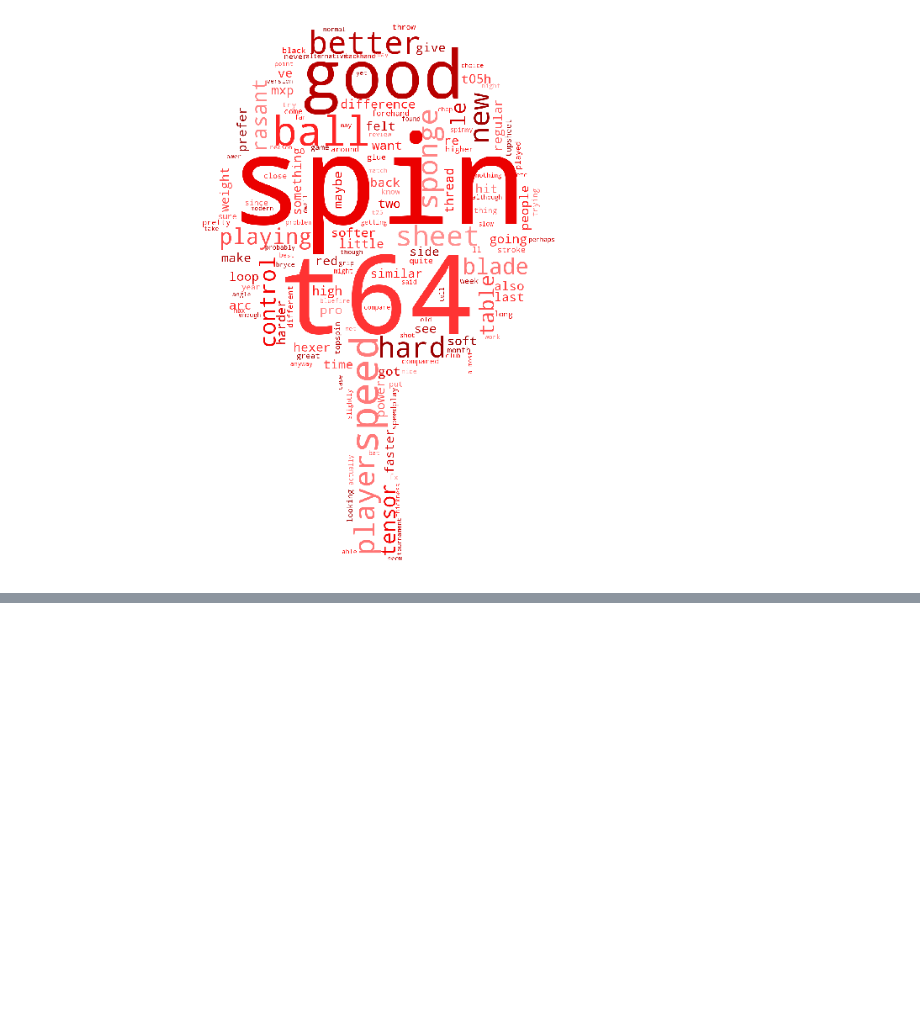
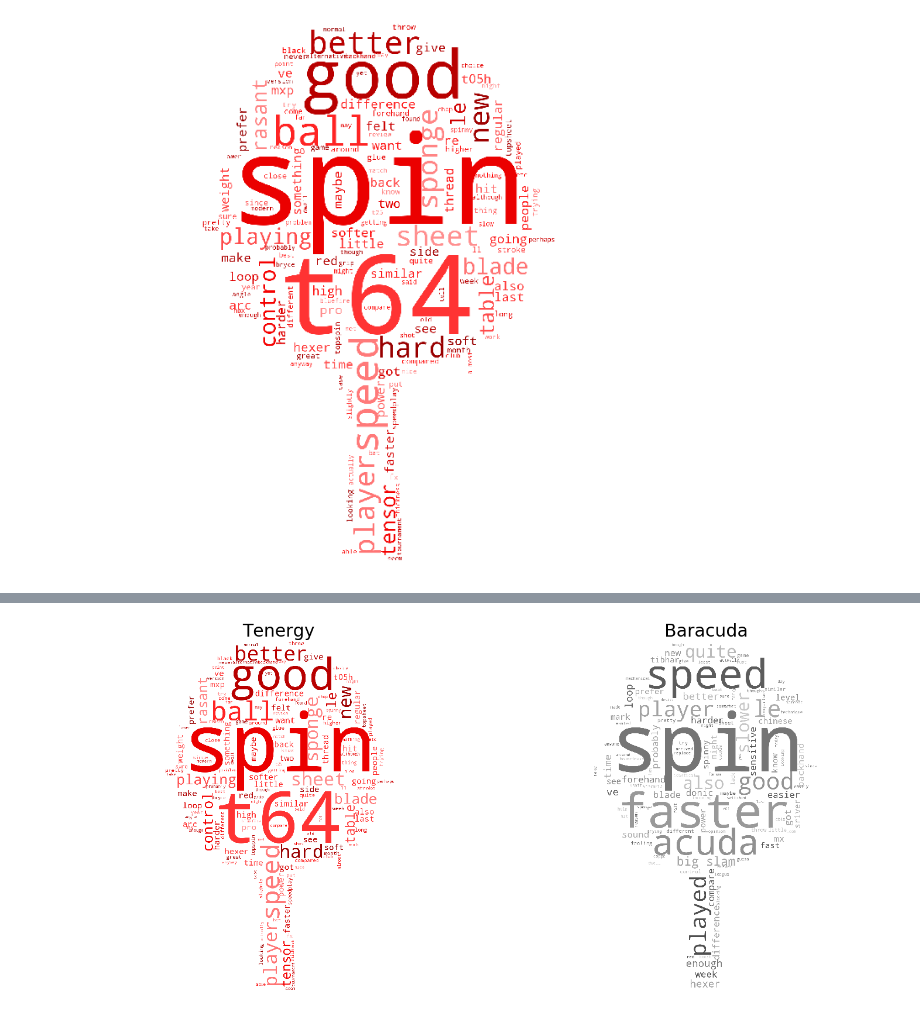
Before and after one commit to vionwinnie/ds4a-t15-tableTennis-product-review, a Jupyter notebook: tt_rubber/viz/Viz.ipynb, the cells around one changed output, grey strips where cells are left out. Cells and saved outputs as stored; diff of their text form; code cells hidden in the pictures; blank space fills up the shorter version.

```diff
--- a/tt_rubber/viz/Viz.ipynb
+++ b/tt_rubber/viz/Viz.ipynb
@@ -148,14 +155,14 @@ wordcloud = WordCloud(
             mask=img_mask,
             width=mask.shape[1],
             height=mask.shape[0],
-            color_func=similar_color_func)
+            color_func=similar_color_func_red)
 
-wordcloud=wordcloud.generate(str(data))
+wordcloud_red=wordcloud.generate(str(data))
 
 fig = plt.figure(1, figsize=(12, 12))
 plt.axis('off')
 
-plt.imshow(wordcloud)
+plt.imshow(wordcloud_red)
 plt.show()
 # %% [output]
 [figure]
@@ -195,0 +203,13 @@ plt.show()
+# %%
+word_clouds = [wordcloud_red,wordcloud_black]
+titles = ['Tenergy','Baracuda']
+fig = plt.figure(figsize=(24, 12))
+for i in range(2):
+    ax = fig.add_subplot(1,2,i+1)
+    wordcloud = word_clouds[i]
+
+    ax.set_title(titles[i],fontsize= 30)
+    ax.imshow(wordcloud)
+    ax.axis('off')
+# %% [output]
+[figure, added]
```
Also changed, not shown: parts of 5 cells of this notebook, 5 other files.
